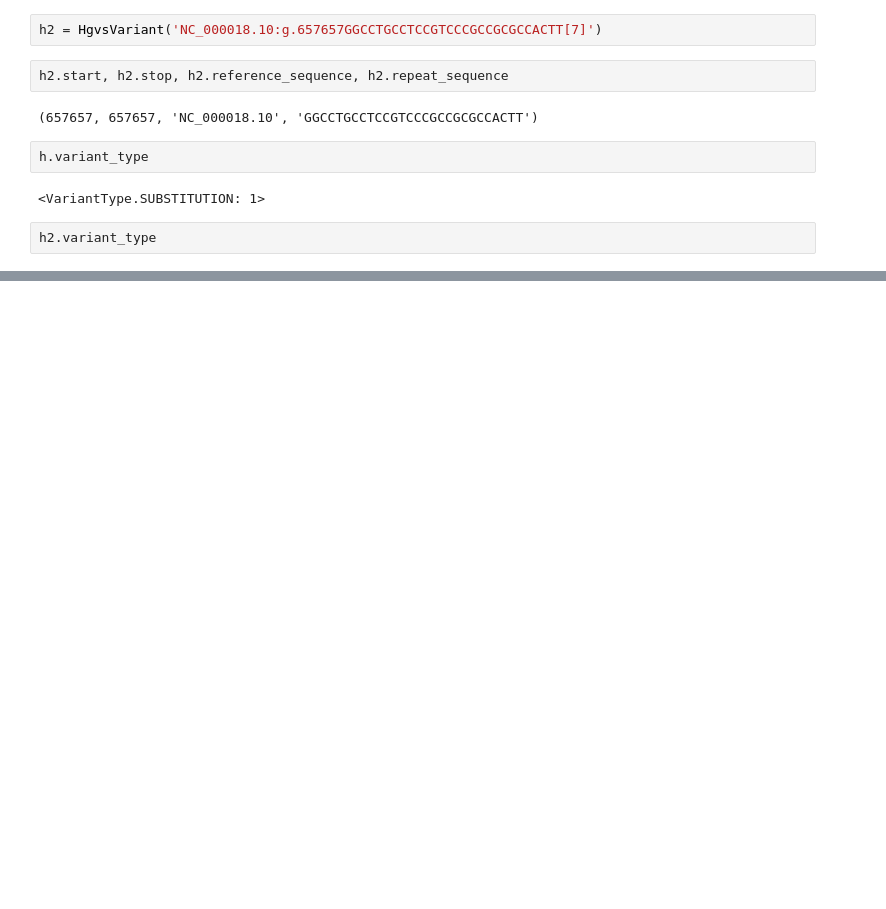
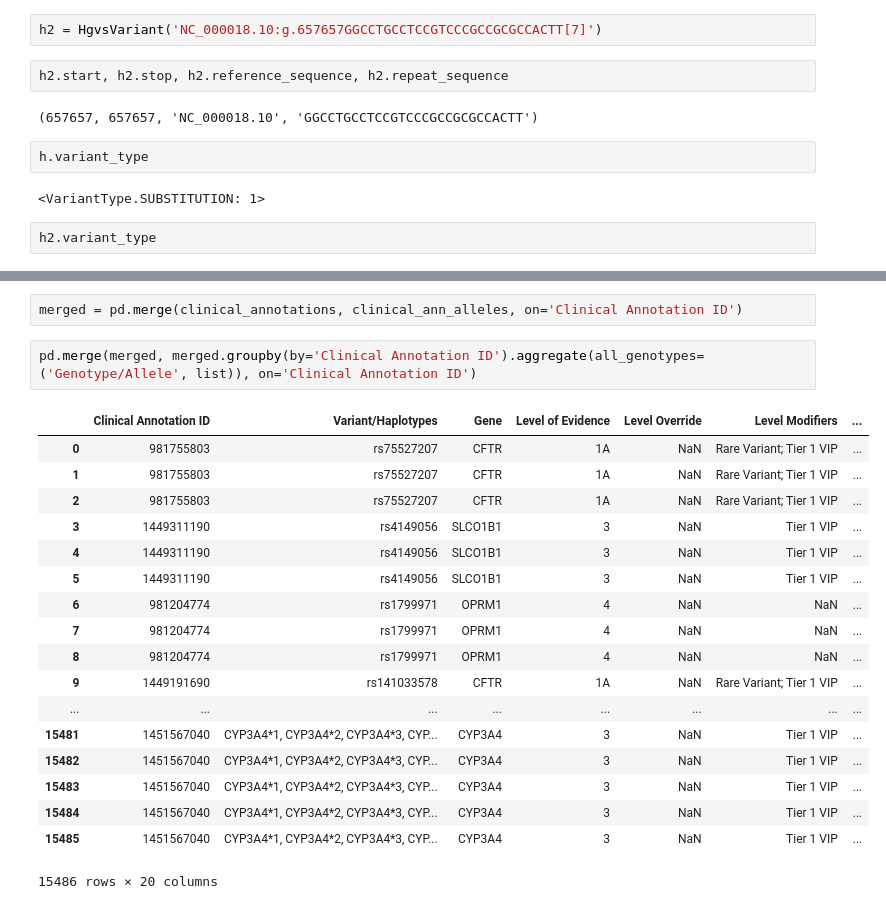
Before and after one commit to apriltuesday/eva-opentargets, a Jupyter notebook: data-exploration/drug-response/pharmgkb-coordinates.ipynb, the cells around one changed output, grey strips where cells are left out. Saved outputs shown, nothing was run; the diff lists cells and outputs as text; blank space fills up the shorter version.

```diff
--- a/data-exploration/drug-response/pharmgkb-coordinates.ipynb
+++ b/data-exploration/drug-response/pharmgkb-coordinates.ipynb
@@ -231,0 +399,23 @@ h2.variant_type
+# %%
+merged = pd.merge(clinical_annotations, clinical_ann_alleles, on='Clinical Annotation ID')
+# %%
+pd.merge(merged, merged.groupby(by='Clinical Annotation ID').aggregate(all_genotypes=('Genotype/Allele', list)), on='Clinical Annotation ID')
+# %% [output]
+|  | Clinical Annotation ID | Variant/Haplotypes | Gene | Level of Evidence | Level Override | Level Modifiers | ... |
+| 0 | 981755803 | rs75527207 | CFTR | 1A | NaN | Rare Variant; Tier 1 VIP | ... |
+| 1 | 981755803 | rs75527207 | CFTR | 1A | NaN | Rare Variant; Tier 1 VIP | ... |
+| 2 | 981755803 | rs75527207 | CFTR | 1A | NaN | Rare Variant; Tier 1 VIP | ... |
+| 3 | 1449311190 | rs4149056 | SLCO1B1 | 3 | NaN | Tier 1 VIP | ... |
+| 4 | 1449311190 | rs4149056 | SLCO1B1 | 3 | NaN | Tier 1 VIP | ... |
+| 5 | 1449311190 | rs4149056 | SLCO1B1 | 3 | NaN | Tier 1 VIP | ... |
+| 6 | 981204774 | rs1799971 | OPRM1 | 4 | NaN | NaN | ... |
+| 7 | 981204774 | rs1799971 | OPRM1 | 4 | NaN | NaN | ... |
+| 8 | 981204774 | rs1799971 | OPRM1 | 4 | NaN | NaN | ... |
+| 9 | 1449191690 | rs141033578 | CFTR | 1A | NaN | Rare Variant; Tier 1 VIP | ... |
+| ... | ... | ... | ... | ... | ... | ... | ... |
+| 15481 | 1451567040 | CYP3A4*1, CYP3A4*2, CYP3A4*3, CYP... | CYP3A4 | 3 | NaN | Tier 1 VIP | ... |
+| 15482 | 1451567040 | CYP3A4*1, CYP3A4*2, CYP3A4*3, CYP... | CYP3A4 | 3 | NaN | Tier 1 VIP | ... |
+| 15483 | 1451567040 | CYP3A4*1, CYP3A4*2, CYP3A4*3, CYP... | CYP3A4 | 3 | NaN | Tier 1 VIP | ... |
+| 15484 | 1451567040 | CYP3A4*1, CYP3A4*2, CYP3A4*3, CYP... | CYP3A4 | 3 | NaN | Tier 1 VIP | ... |
+| 15485 | 1451567040 | CYP3A4*1, CYP3A4*2, CYP3A4*3, CYP... | CYP3A4 | 3 | NaN | Tier 1 VIP | ... |
+15486 rows × 20 columns
```
Also changed, not shown: parts of 24 cells of this notebook.
